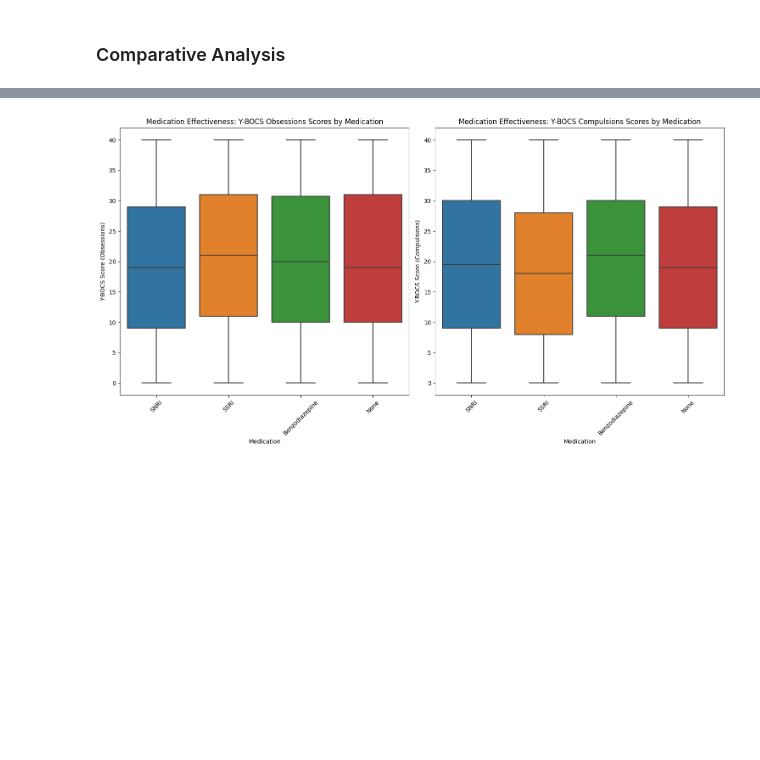
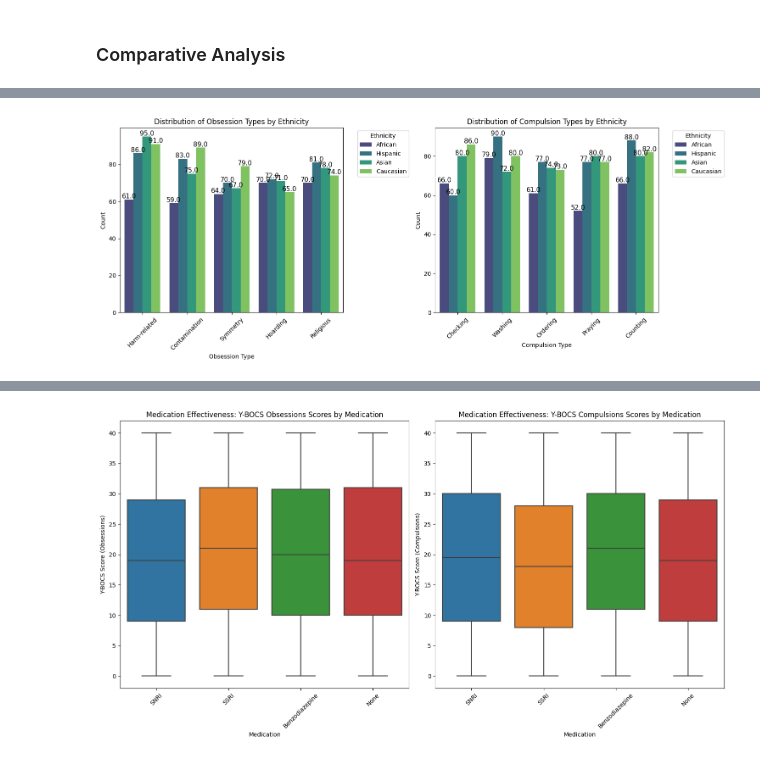
Before and after one commit to Kimchi21/Data-Analysis_Portfolio, a Jupyter notebook: OCD/Python Notebooks/OCD_Patient_Analysis.ipynb, the cells around one changed output, grey strips where cells are left out. Cells and saved outputs as stored; diff of their text form; code cells hidden in the pictures; blank space fills up the shorter version.

```diff
--- a/OCD/Python Notebooks/OCD_Patient_Analysis.ipynb
+++ b/OCD/Python Notebooks/OCD_Patient_Analysis.ipynb
@@ -388,0 +290,4 @@ plt.show()
+# %%
+plot_side_by_side_countplots(df, 'Ethnicity')
+# %% [output]
+[figure, added]
```
Also changed, not shown: parts of 40 cells of this notebook.
